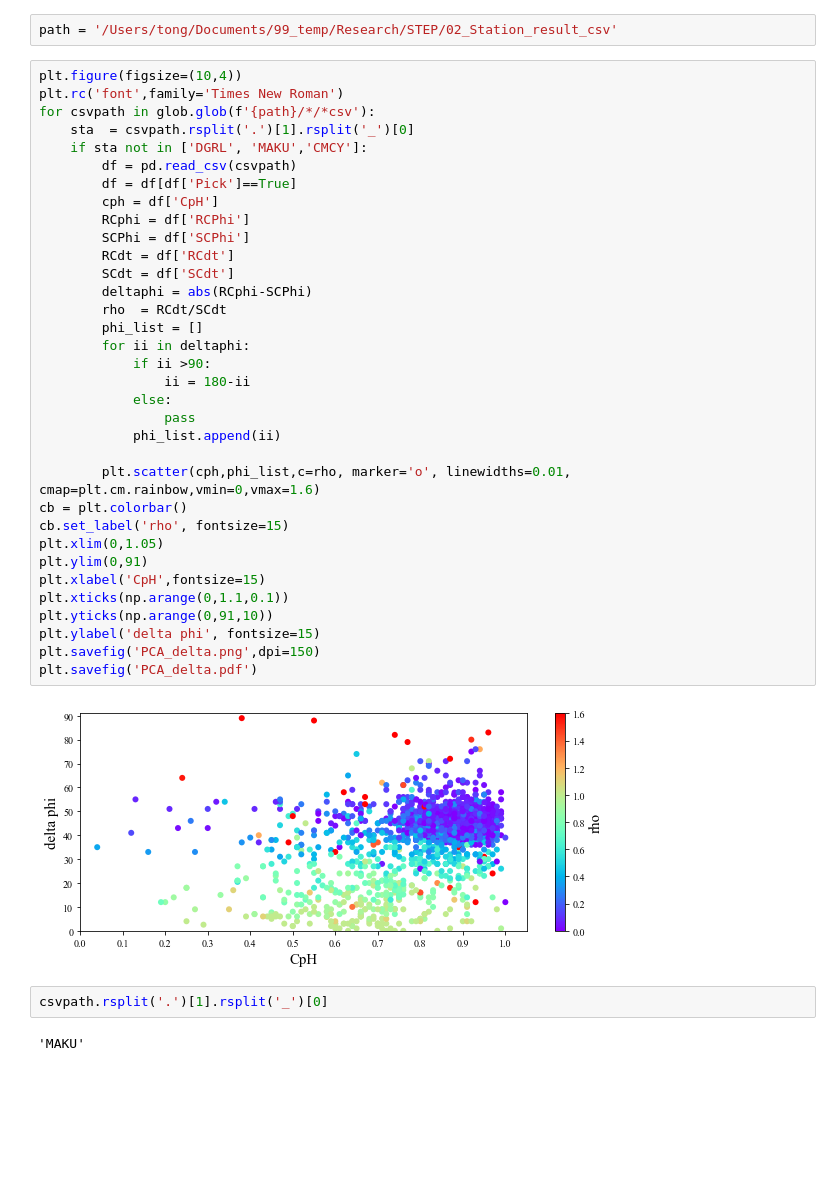
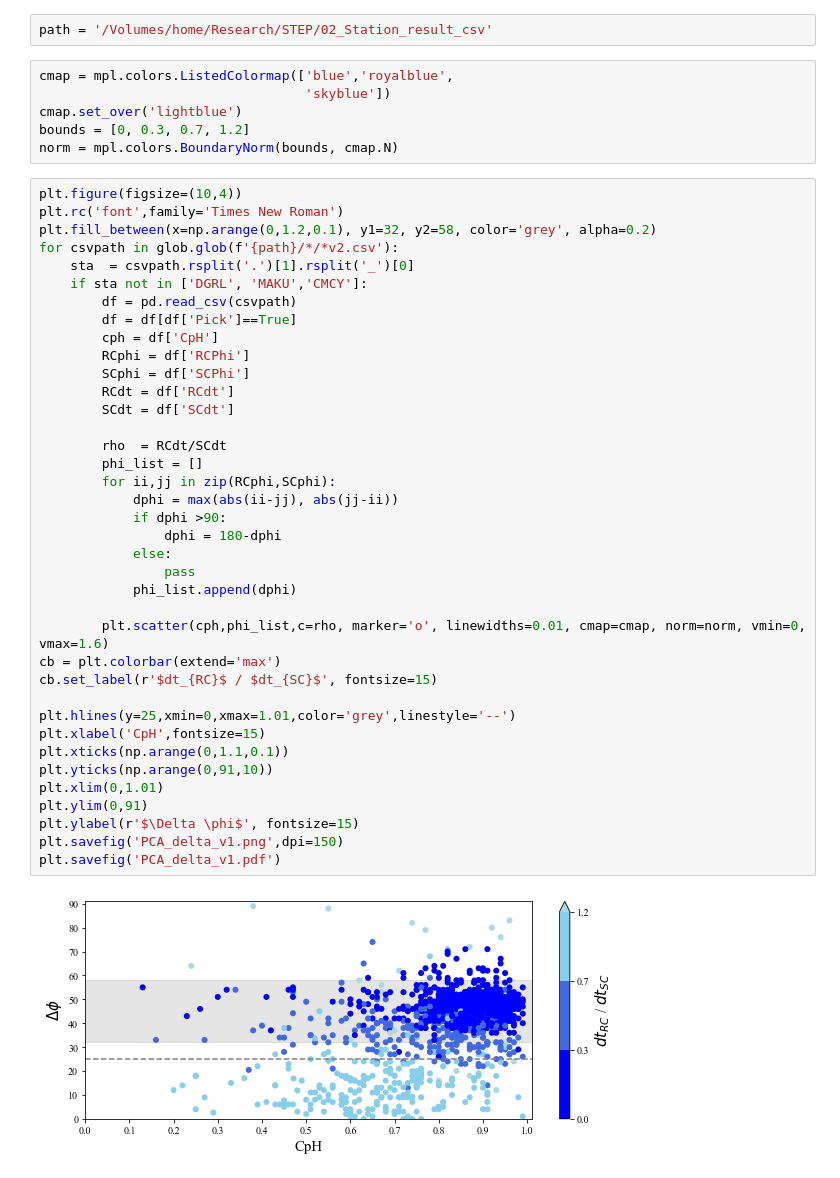
Before and after one commit to JingHuiTong/06_NTU_thesis, a Jupyter notebook: Thesis_figure/Ch3/PCA_deltaPhi/Untitled.ipynb, the cells around one changed output. Drawn from its saved outputs; the diff is of its cells as text; blank space fills up the shorter version.

Commit message:
PCA_deltaPhi update

```diff
--- a/Thesis_figure/Ch3/PCA_deltaPhi/Untitled.ipynb
+++ b/Thesis_figure/Ch3/PCA_deltaPhi/Untitled.ipynb
@@ -6,42 +7,48 @@ import matplotlib.pyplot as plt
 # %%
-path = '/Users/tong/Documents/99_temp/Research/STEP/02_Station_result_csv'
+path = '/Volumes/home/Research/STEP/02_Station_result_csv'
+# %%
+cmap = mpl.colors.ListedColormap(['blue','royalblue',
+                                  'skyblue'])
+cmap.set_over('lightblue')
+bounds = [0, 0.3, 0.7, 1.2]
+norm = mpl.colors.BoundaryNorm(bounds, cmap.N)
 # %%
 plt.figure(figsize=(10,4))
 plt.rc('font',family='Times New Roman')
-for csvpath in glob.glob(f'{path}/*/*csv'):
+plt.fill_between(x=np.arange(0,1.2,0.1), y1=32, y2=58, color='grey', alpha=0.2)
+for csvpath in glob.glob(f'{path}/*/*v2.csv'):
     sta  = csvpath.rsplit('.')[1].rsplit('_')[0]
     if sta not in ['DGRL', 'MAKU','CMCY']:
         df = pd.read_csv(csvpath)
         df = df[df['Pick']==True]
         cph = df['CpH']
         RCphi = df['RCPhi']
-        SCPhi = df['SCPhi']
+        SCphi = df['SCPhi']
         RCdt = df['RCdt']
         SCdt = df['SCdt']
-        deltaphi = abs(RCphi-SCPhi)
+
         rho  = RCdt/SCdt
         phi_list = []
-        for ii in deltaphi:
-            if ii >90:
-                ii = 180-ii
+        for ii,jj in zip(RCphi,SCphi):
+            dphi = max(abs(ii-jj), abs(jj-ii))
+            if dphi >90:
+                dphi = 180-dphi
             else:
                 pass
-            phi_list.append(ii)
+            phi_list.append(dphi)
 
-        plt.scatter(cph,phi_list,c=rho, marker='o', linewidths=0.01, cmap=plt.cm.rainbow,vmin=0,vmax=1.6)
-cb = plt.colorbar()
-cb.set_label('rho', fontsize=15)
-plt.xlim(0,1.05)
-plt.ylim(0,91)
+        plt.scatter(cph,phi_list,c=rho, marker='o', linewidths=0.01, cmap=cmap, norm=norm, vmin=0, vmax=1.6)
+cb = plt.colorbar(extend='max')
+cb.set_label(r'$dt_{RC}$ / $dt_{SC}$', fontsize=15)
+
+plt.hlines(y=25,xmin=0,xmax=1.01,color='grey',linestyle='--')
 plt.xlabel('CpH',fontsize=15)
 plt.xticks(np.arange(0,1.1,0.1))
 plt.yticks(np.arange(0,91,10))
-plt.ylabel('delta phi', fontsize=15)
-plt.savefig('PCA_delta.png',dpi=150)
-plt.savefig('PCA_delta.pdf')
+plt.xlim(0,1.01)
+plt.ylim(0,91)
+plt.ylabel(r'$\Delta \phi$', fontsize=15)
+plt.savefig('PCA_delta_v1.png',dpi=150)
+plt.savefig('PCA_delta_v1.pdf')
 # %% [output]
-[figure, old version]
+[figure, new version]
-# %%
-csvpath.rsplit('.')[1].rsplit('_')[0]
-# %% [output]
-'MAKU'
```
Also changed, not shown: parts of 2 cells of this notebook, 2 other files.
